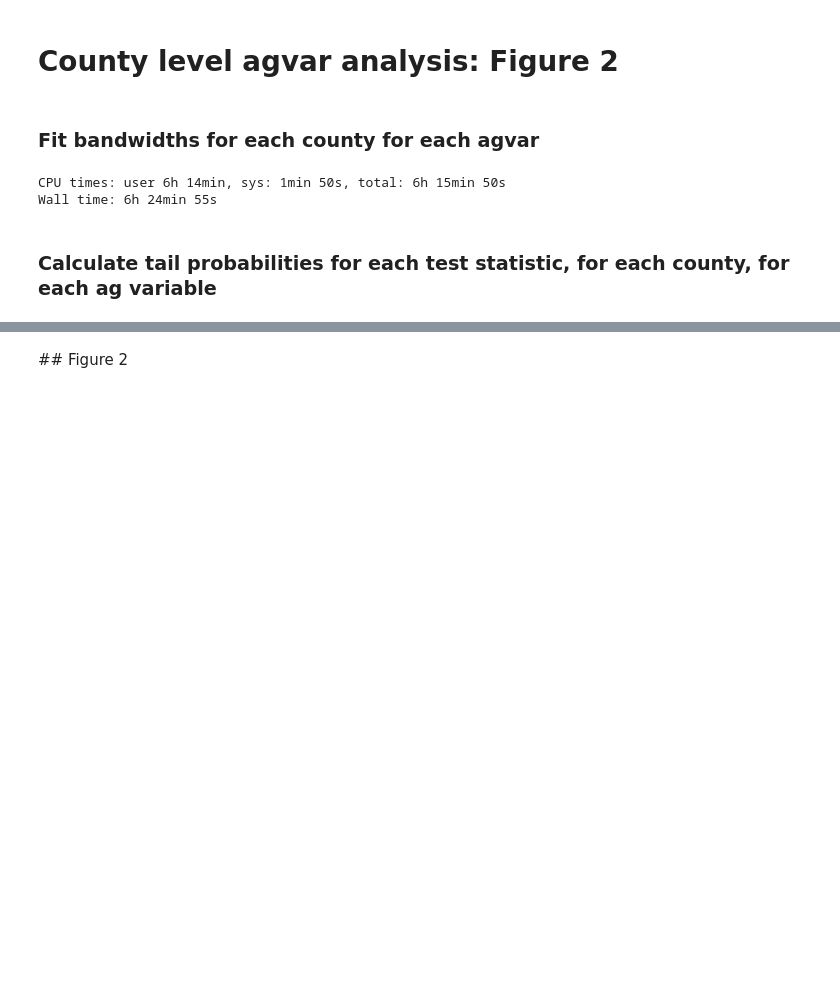
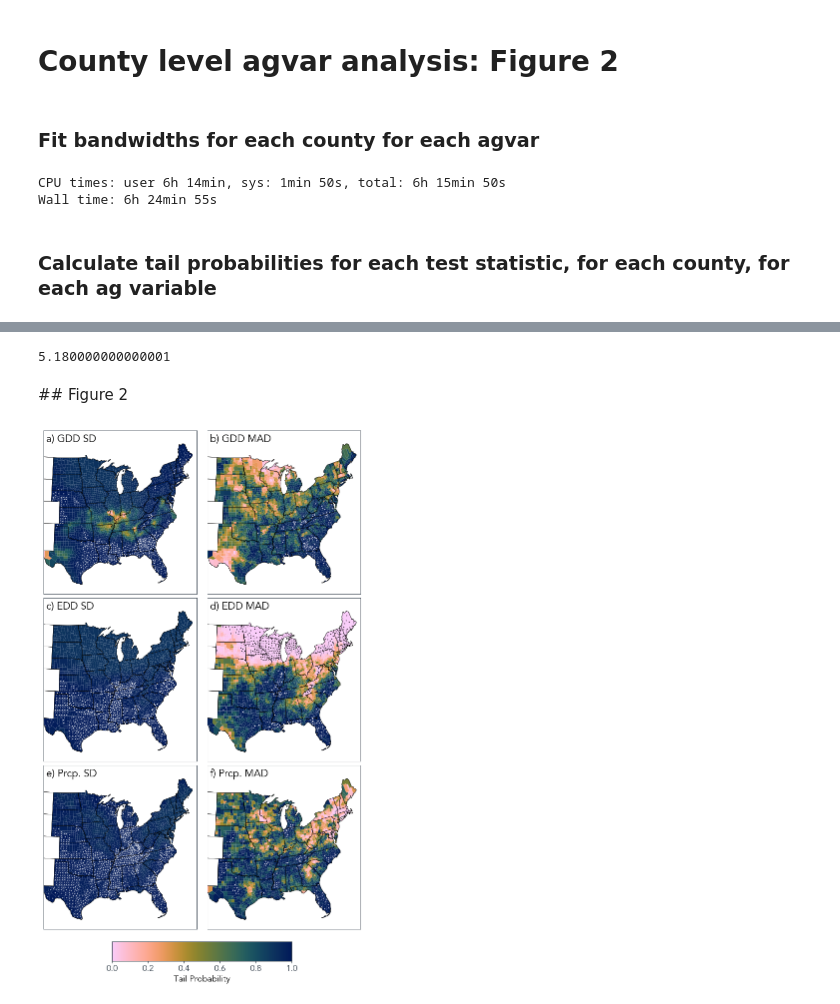
Before and after one commit to david0811/BCSD_CornYields_UQ, a Jupyter notebook: analysis/county_agvar.ipynb, the cells around one changed output, grey strips where cells are left out. Saved outputs shown, nothing was run; the diff lists cells and outputs as text; code cells hidden in the pictures; blank space fills up the shorter version.

```diff
--- a/analysis/county_agvar.ipynb
+++ b/analysis/county_agvar.ipynb
@@ -196,3 +186,26 @@ Wall time: 8h 7min 23s
+# %%
+len(nex_all.index.unique(level = 'GEOID'))/10*60/60/60
+# %% [output]
+5.180000000000001
+# %%
+# Read results
+nex_gdd = pd.read_csv('./output/nex_gdd_pvals_60-05.csv')
+nex_gdd['GEOID'] = nex_gdd['GEOID'].astype(str).str.zfill(5)
+
+nex_egdd = pd.read_csv('./output/nex_egdd_pvals_60-05.csv')
+nex_egdd['GEOID'] = nex_egdd['GEOID'].astype(str).str.zfill(5)
+
+nex_prcp = pd.read_csv('./output/nex_prcp_pvals_60-05.csv')
+nex_prcp['GEOID'] = nex_prcp['GEOID'].astype(str).str.zfill(5)
+
+cmip_gdd = pd.read_csv('./output/cmip_gdd_pvals_60-05.csv')
+cmip_gdd['GEOID'] = cmip_gdd['GEOID'].astype(str).str.zfill(5)
+
+cmip_egdd = pd.read_csv('./output/cmip_egdd_pvals_60-05.csv')
+cmip_egdd['GEOID'] = cmip_egdd['GEOID'].astype(str).str.zfill(5)
+
+cmip_prcp = pd.read_csv('./output/cmip_prcp_pvals_60-05.csv')
+cmip_prcp['GEOID'] = cmip_prcp['GEOID'].astype(str).str.zfill(5)
 # %% [markdown]
 ## Figure 2
 # %%
@@ -204,16 +217,15 @@ vmin, vmax = 0., 1.
 cax = fig.add_axes([0.25, 0.13, 0.5, 0.03])
 plt.rcParams['font.size'] = 17
 
-# Dataframe
-data = nex_gdd_mad.copy()
-data.set_index('GEOID', inplace=True)
-
 ####### GDD
 # SD
 ax = plt.subplot(gs[0])
 model = 'gmfd_sd'
 vmin = 0.
 vmax = 1.
+
+data = nex_gdd.copy()
+data.set_index('GEOID', inplace=True)
 
 sig05_plot = pd.merge(county_shp_plot, data.query('gmfd_sd <= 0.01'), on="GEOID", how='inner', copy=False)
 sig05_plot['geometry'] = sig05_plot['geometry'].apply(lambda x: x.centroid)
@@ -262,6 +274,9 @@ model = 'gmfd_sd'
 vmin = 0.
 vmax = 1.
 
+data = nex_egdd.copy()
+data.set_index('GEOID', inplace=True)
+
 sig05_plot = pd.merge(county_shp_plot, data.query('gmfd_sd <= 0.01'), on="GEOID", how='inner', copy=False)
 sig05_plot['geometry'] = sig05_plot['geometry'].apply(lambda x: x.centroid)
 
@@ -309,6 +324,9 @@ model = 'gmfd_sd'
 vmin = 0.
 vmax = 1.
 
+data = nex_prcp.copy()
+data.set_index('GEOID', inplace=True)
+
 sig05_plot = pd.merge(county_shp_plot, data.query('gmfd_sd <= 0.01'), on="GEOID", how='inner', copy=False)
 sig05_plot['geometry'] = sig05_plot['geometry'].apply(lambda x: x.centroid)
 
@@ -329,30 +347,34 @@ ax.set_xlim([-500000,2600000])
 # MAD
 ax = plt.subplot(gs[5])
 model = 'gmfd_mad'
 vmin = 0.
 vmax = 1.
 
 sig05_plot = pd.merge(county_shp_plot, data.query('gmfd_mad <= 0.01'), on="GEOID", how='inner', copy=False)
 sig05_plot['geometry'] = sig05_plot['geometry'].apply(lambda x: x.centroid)
 
 sig95_plot = pd.merge(county_shp_plot, data.query('gmfd_mad >= 0.99'), on="GEOID", how='inner', copy=False)
 sig95_plot['geometry'] = sig95_plot['geometry'].apply(lambda x: x.centroid)
 
 data_shp = pd.merge(county_shp_plot, data.filter([model, 'GEOID']), on="GEOID", how="inner", copy=False)
 data_shp.dropna().plot(column=model, ax=ax, cax=cax, legend=True, cmap=batlow_map, vmin=vmin, vmax=vmax)
 sig05_plot.plot(color = 'black', markersize=3, marker = '.', ax = ax)
 sig95_plot.plot(color = 'white', markersize=3, marker = '.', ax = ax)
 states.geometry.boundary.plot(ax=ax, linewidth=0.5, edgecolor="black", color=None)
 coast.geometry.boundary.plot(ax=ax, linewidth=0.5, edgecolor="black", color=None)
 ax.tick_params(labelbottom=False, labelleft=False, color = 'white')
 ax.set_title(' f) Prcp. MAD', loc = 'left', pad = -22)
 ax.set_ylim([-2300000,1000000])
 ax.set_xlim([-500000,2600000])
 
+
 # Colorbar
 sm = plt.cm.ScalarMappable(cmap=batlow_map, norm=plt.Normalize(vmin=vmin, vmax=vmax))
 sm._A = []
 fig.colorbar(sm, cax=cax, orientation = 'horizontal', label = 'Tail Probability')
 
+
 # Show
 plt.show()
+# %% [output]
+[figure, added]
```
Also changed, not shown: parts of 3 cells of this notebook, 8 other files.
